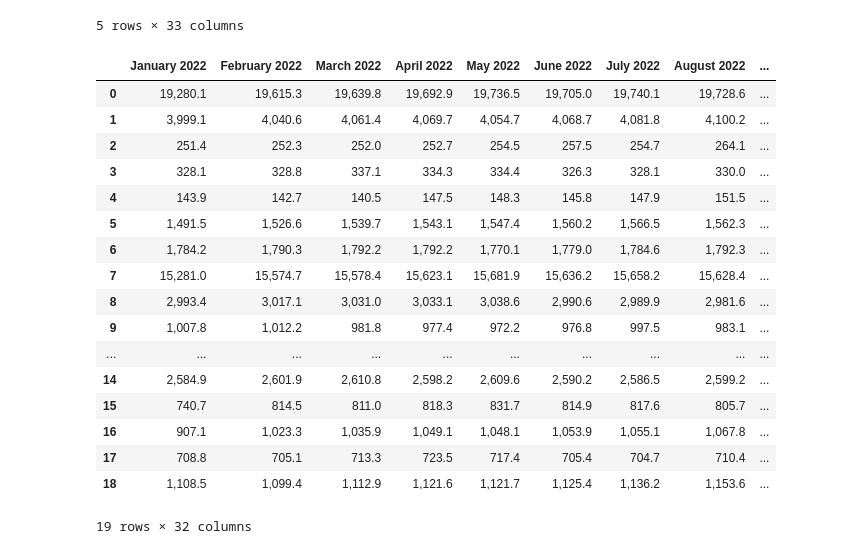
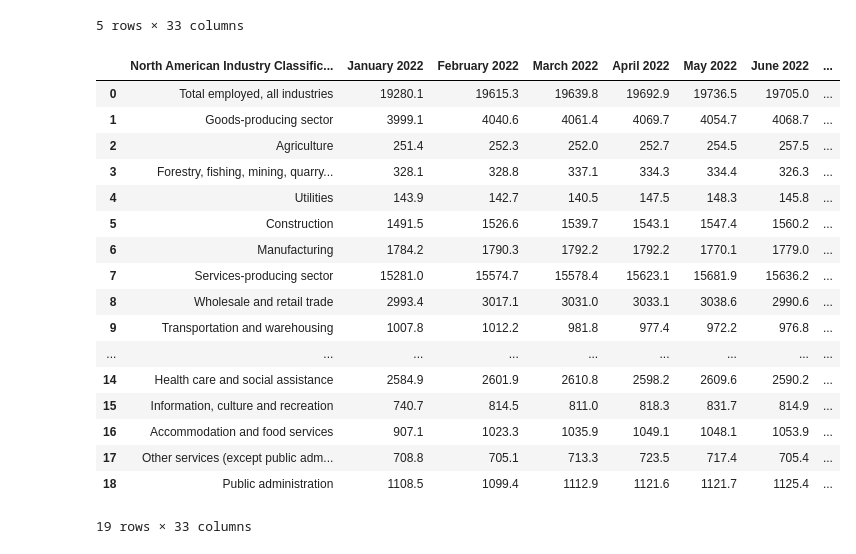
Before and after one commit to JuanVargas2004/Consuelo-Projeto-Final, a Jupyter notebook: tratando_arquivo.ipynb, the cells around one changed output. Saved outputs shown, nothing was run; the diff lists cells and outputs as text; code cells hidden in the pictures.

```diff
--- a/tratando_arquivo.ipynb
+++ b/tratando_arquivo.ipynb
@@ -110,24 +110,31 @@ display(df.head())
 | 3 | Forestry, fishing, mining, quarry... | 328.1 | 328.8 | 337.1 | 334.3 | 334.4 | 326.3 | ... |
 | 4 | Utilities | 143.9 | 142.7 | 140.5 | 147.5 | 148.3 | 145.8 | ... |
 5 rows × 33 columns
-# %%
-display(df.iloc[:,1:])
-# %% [output]
-|  | January 2022 | February 2022 | March 2022 | April 2022 | May 2022 | June 2022 | July 2022 | August 2022 | ... |
-| 0 | 19,280.1 | 19,615.3 | 19,639.8 | 19,692.9 | 19,736.5 | 19,705.0 | 19,740.1 | 19,728.6 | ... |
-| 1 | 3,999.1 | 4,040.6 | 4,061.4 | 4,069.7 | 4,054.7 | 4,068.7 | 4,081.8 | 4,100.2 | ... |
-| 2 | 251.4 | 252.3 | 252.0 | 252.7 | 254.5 | 257.5 | 254.7 | 264.1 | ... |
-| 3 | 328.1 | 328.8 | 337.1 | 334.3 | 334.4 | 326.3 | 328.1 | 330.0 | ... |
-| 4 | 143.9 | 142.7 | 140.5 | 147.5 | 148.3 | 145.8 | 147.9 | 151.5 | ... |
-| 5 | 1,491.5 | 1,526.6 | 1,539.7 | 1,543.1 | 1,547.4 | 1,560.2 | 1,566.5 | 1,562.3 | ... |
-| 6 | 1,784.2 | 1,790.3 | 1,792.2 | 1,792.2 | 1,770.1 | 1,779.0 | 1,784.6 | 1,792.3 | ... |
-| 7 | 15,281.0 | 15,574.7 | 15,578.4 | 15,623.1 | 15,681.9 | 15,636.2 | 15,658.2 | 15,628.4 | ... |
-| 8 | 2,993.4 | 3,017.1 | 3,031.0 | 3,033.1 | 3,038.6 | 2,990.6 | 2,989.9 | 2,981.6 | ... |
-| 9 | 1,007.8 | 1,012.2 | 981.8 | 977.4 | 972.2 | 976.8 | 997.5 | 983.1 | ... |
-| ... | ... | ... | ... | ... | ... | ... | ... | ... | ... |
-| 14 | 2,584.9 | 2,601.9 | 2,610.8 | 2,598.2 | 2,609.6 | 2,590.2 | 2,586.5 | 2,599.2 | ... |
-| 15 | 740.7 | 814.5 | 811.0 | 818.3 | 831.7 | 814.9 | 817.6 | 805.7 | ... |
-| 16 | 907.1 | 1,023.3 | 1,035.9 | 1,049.1 | 1,048.1 | 1,053.9 | 1,055.1 | 1,067.8 | ... |
-| 17 | 708.8 | 705.1 | 713.3 | 723.5 | 717.4 | 705.4 | 704.7 | 710.4 | ... |
-| 18 | 1,108.5 | 1,099.4 | 1,112.9 | 1,121.6 | 1,121.7 | 1,125.4 | 1,136.2 | 1,153.6 | ... |
-19 rows × 32 columns
+# %%
+
+
+df.iloc[:,1:] = df.iloc[:,1:].map(lambda cel: re.sub(",","", cel))
+df.iloc[:,1:] = df.iloc[:,1:].astype(float)
+
+
+
+display(df)
+# %% [output]
+|  | North American Industry Classific... | January 2022 | February 2022 | March 2022 | April 2022 | May 2022 | June 2022 | ... |
+| 0 | Total employed, all industries | 19280.1 | 19615.3 | 19639.8 | 19692.9 | 19736.5 | 19705.0 | ... |
+| 1 | Goods-producing sector | 3999.1 | 4040.6 | 4061.4 | 4069.7 | 4054.7 | 4068.7 | ... |
+| 2 | Agriculture | 251.4 | 252.3 | 252.0 | 252.7 | 254.5 | 257.5 | ... |
+| 3 | Forestry, fishing, mining, quarry... | 328.1 | 328.8 | 337.1 | 334.3 | 334.4 | 326.3 | ... |
+| 4 | Utilities | 143.9 | 142.7 | 140.5 | 147.5 | 148.3 | 145.8 | ... |
+| 5 | Construction | 1491.5 | 1526.6 | 1539.7 | 1543.1 | 1547.4 | 1560.2 | ... |
+| 6 | Manufacturing | 1784.2 | 1790.3 | 1792.2 | 1792.2 | 1770.1 | 1779.0 | ... |
+| 7 | Services-producing sector | 15281.0 | 15574.7 | 15578.4 | 15623.1 | 15681.9 | 15636.2 | ... |
+| 8 | Wholesale and retail trade | 2993.4 | 3017.1 | 3031.0 | 3033.1 | 3038.6 | 2990.6 | ... |
+| 9 | Transportation and warehousing | 1007.8 | 1012.2 | 981.8 | 977.4 | 972.2 | 976.8 | ... |
+| ... | ... | ... | ... | ... | ... | ... | ... | ... |
+| 14 | Health care and social assistance | 2584.9 | 2601.9 | 2610.8 | 2598.2 | 2609.6 | 2590.2 | ... |
+| 15 | Information, culture and recreation | 740.7 | 814.5 | 811.0 | 818.3 | 831.7 | 814.9 | ... |
+| 16 | Accommodation and food services | 907.1 | 1023.3 | 1035.9 | 1049.1 | 1048.1 | 1053.9 | ... |
+| 17 | Other services (except public adm... | 708.8 | 705.1 | 713.3 | 723.5 | 717.4 | 705.4 | ... |
+| 18 | Public administration | 1108.5 | 1099.4 | 1112.9 | 1121.6 | 1121.7 | 1125.4 | ... |
+19 rows × 33 columns
```
